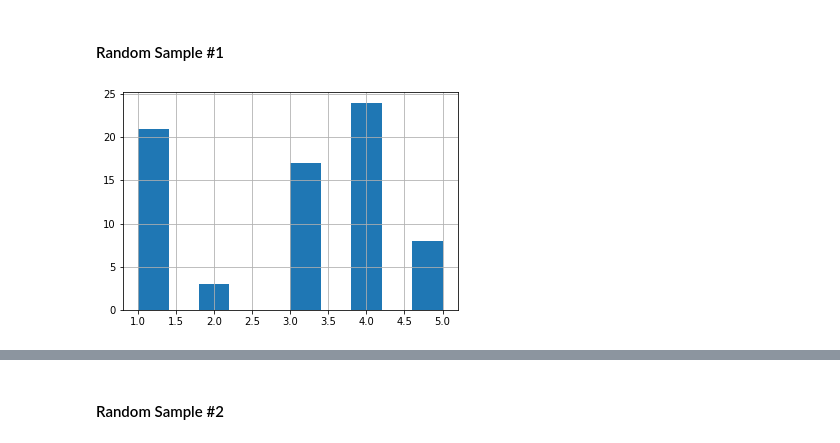
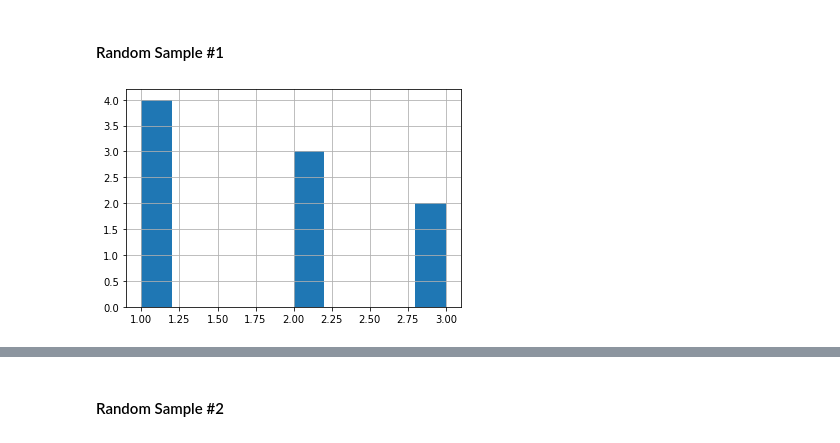
Before and after one commit to Hernanros/SOTA, a Jupyter notebook: notebooks/exploration/[SS]Hypothesis_testing.ipynb, the cells around one changed output, grey strips where cells are left out. Cells and saved outputs as stored; diff of their text form; code cells hidden in the pictures.

```diff
--- a/notebooks/exploration/[SS]Hypothesis_testing.ipynb
+++ b/notebooks/exploration/[SS]Hypothesis_testing.ipynb
@@ -38,9 +38,9 @@ df.to_csv('data/combined_dataset.csv')
 
 df.drop(columns="index",inplace=True)
 # %%
-df['len_sent'] = [len(df.text1[i]) + len(df.text2[i]) for i in range(df.shape[0])]
+df['len_sent'] = df.text1.apply(len) + df.text2.apply(len)
-# %%
-df['total_seconds'] = [int(df['duration'][i].total_seconds()) for i in range(df.shape[0])]
+# %%
+df['total_seconds'] = df['duration'].apply(lambda x: int(x.total_seconds()))
 # %% [markdown]
 # Exploration
 # %%
@@ -190,7 +215,7 @@ df_outlier_slow.size
 # %% [markdown]
 #### Random Sample #1
 # %%
-df[df['annotator'] == 'A3JC5R5HMP1XSA'].label.hist();
+df[df['annotator'] == 'A1SBFOZG5J97Z1'].label.hist();
 # %% [output]
-[figure, old version]
+[figure, new version]
 # %%
```
Also changed, not shown: parts of 34 cells of this notebook, 1 other file.
